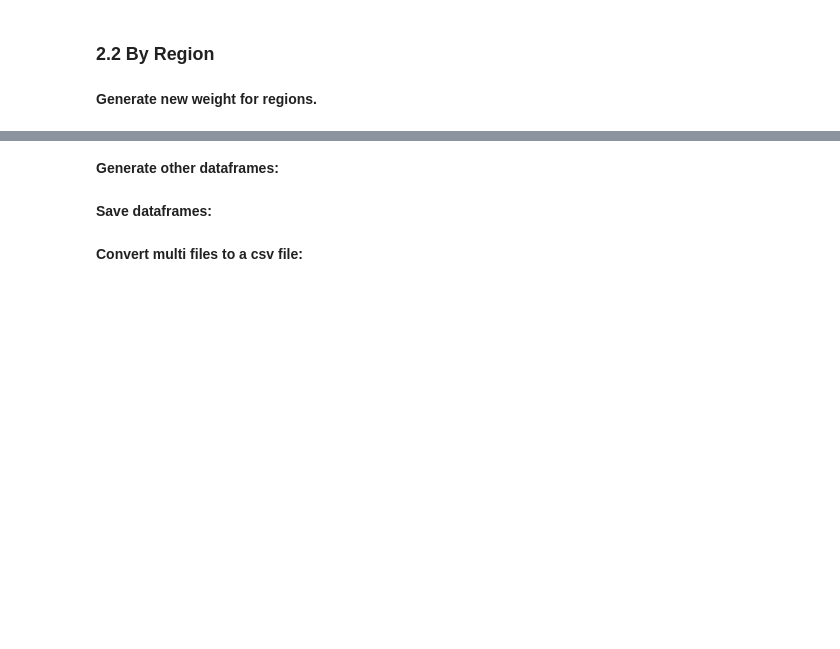
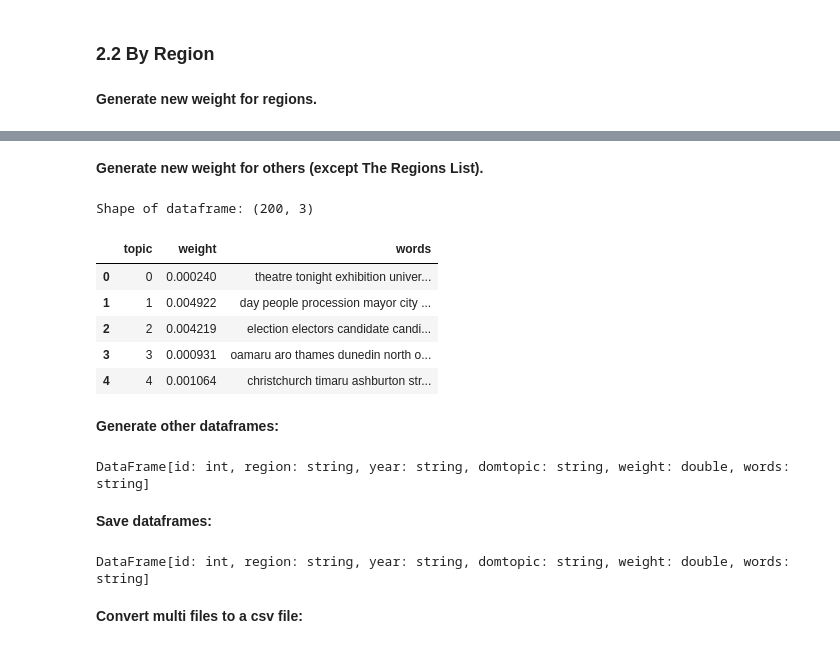
Before and after one commit to xandercai/papers-past-topic-modeling, a Jupyter notebook: 6-analyzing/1-prepare.ipynb, the cells around one changed output, grey strips where cells are left out. Drawn from its saved outputs; the diff is of its cells as text; code cells hidden in the pictures; blank space fills up the shorter version.

```diff
--- a/6-analyzing/1-prepare.ipynb
+++ b/6-analyzing/1-prepare.ipynb
@@ -360,3 +381,30 @@ Shape of dataframe: (200, 3)
 # %%
 path = r'../models/regions/topicKeys.csv'
 df_topics_regions.to_csv(path, header=False, index=False, encoding='utf-8')
+# %% [markdown]
+**Generate new weight for others (except The Regions List).**
+# %%
+path = r'../models/train/docTopics.txt'
+
+regions = ['Auckland', 'Wellington', 'Canterbury', 'Otago']
+
+df_doctopic = load_doctopic(path, topic_number, spark)
+df_sub = df_meta.filter(F.col('region').isin(regions) == False)
+df_doctopic = df_doctopic.join(df_sub, df_doctopic.id == df_sub.id_).drop('index').drop('id').drop('id_').drop('region').drop('date')
+df_weight = df_doctopic.groupBy().sum().toPandas()
+df_weight = df_weight.T.reset_index(drop=True)
+df_weight.columns = ['weight']
+df_weight = df_weight / df_weight.sum()
+df_topics_others = df_topics.toPandas().join(df_weight).drop(columns='weight_')
+df_topics_others = df_topics_others[['topic', 'weight', 'words']]
+
+print('Shape of dataframe:', df_topics_others.shape)
+#df_topics_others.head()
+# %% [output]
+Shape of dataframe: (200, 3)
+|  | topic | weight | words |
+| 0 | 0 | 0.000240 | theatre tonight exhibition univer... |
+| 1 | 1 | 0.004922 | day people procession mayor city ... |
+| 2 | 2 | 0.004219 | election electors candidate candi... |
+| 3 | 3 | 0.000931 | oamaru aro thames dunedin north o... |
+| 4 | 4 | 0.001064 | christchurch timaru ashburton str... |
@@ -368,6 +419,8 @@ file = r'../models/regions/docTopicsInfer.txt'
 df_docdomtopic, df_avgweight = preplot(df_doctopic, df_meta, df_topics, 'year')
 
 df_docdomtopic.cache()
+# %% [output]
+DataFrame[id: int, region: string, year: string, domtopic: string, weight: double, words: string]
 # %% [markdown]
 **Save dataframes:**
 # %%
@@ -378,6 +431,8 @@ path = r'../models/regions/domTopics/'
 df_docdomtopic.write.csv(path, mode='overwrite')
 
 df_docdomtopic.unpersist()
+# %% [output]
+DataFrame[id: int, region: string, year: string, domtopic: string, weight: double, words: string]
 # %% [markdown]
 **Convert multi files to a csv file:**
 # %%
```
Also changed, not shown: parts of 24 cells of this notebook, 5 other files.
